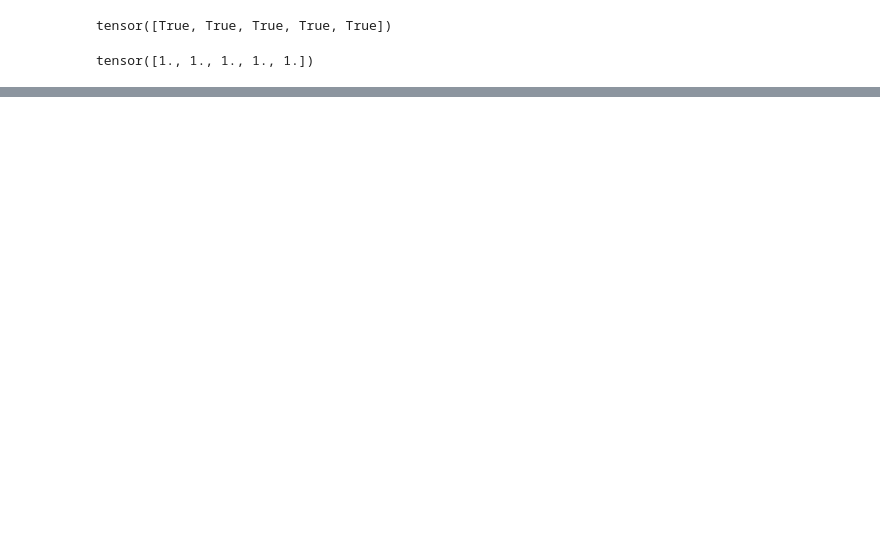
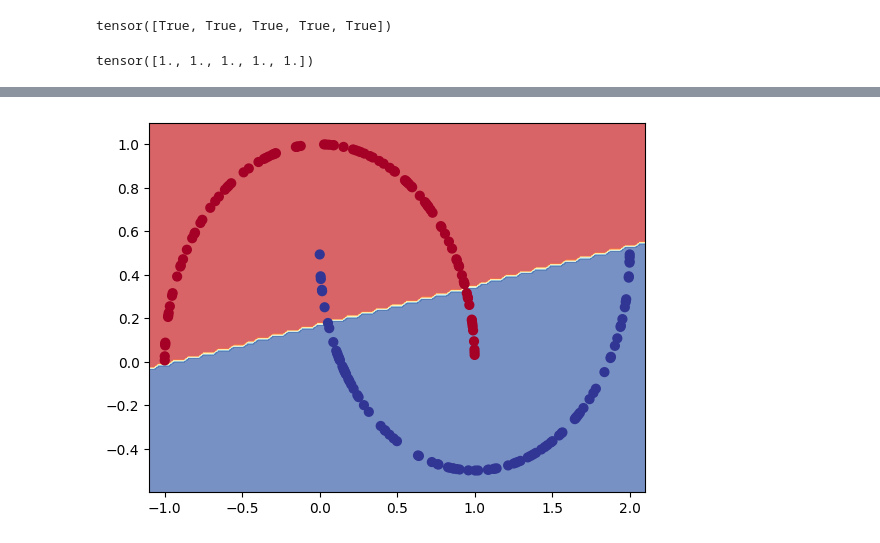
Before and after one commit to Ed-Marcavage/PyTorch, a Jupyter notebook: classification_exercise_refresher.ipynb, the cells around one changed output, grey strips where cells are left out. Drawn from its saved outputs; the diff is of its cells as text; code cells hidden in the pictures; blank space fills up the shorter version.

```diff
--- a/classification_exercise_refresher.ipynb
+++ b/classification_exercise_refresher.ipynb
@@ -57,11 +57,13 @@ class warmUpModelv0(nn.Module):
   def __init__(self):
     super().__init__()
 
-    self.layer_one = nn.Linear(in_features=2, out_features=5) # takes in 2 features (X), UPSCALES to 5 features
-    self.layer_two = nn.Linear(in_features=5, out_features=1) # takes in 5 features, produces 1 feature (y)
+    self.layer_one = nn.Linear(in_features=2, out_features=10) # takes in 2 features (X), UPSCALES to 5 features
+    self.layer_two = nn.Linear(in_features=10, out_features=10) # takes in 2 features (X), UPSCALES to 5 features
+    self.layer_three = nn.Linear(in_features=10, out_features=10) # takes in 2 features (X), UPSCALES to 5 features
+    self.layer_four = nn.Linear(in_features=10, out_features=1) # takes in 5 features, produces 1 feature (y)
 
   def forward(self,x):
-    return self.layer_two(self.layer_one(x))
+    return self.layer_four(self.layer_three(self.layer_two(self.layer_one(x))))
 
 # 4. Create an instance of the model and send it to target device
 model_0 = warmUpModelv0().to(device)
@@ -175,7 +185,7 @@ optimizer = torch.optim.SGD(params=model_0.parameters(),lr=0.1)
 torch.manual_seed(42)
 
 # Set the number of epochs
-epochs = 100
+epochs = 1000
 
 # Put data to target device
 X_train, y_train = X_train.to(device), y_train.to(device)
@@ -223,6 +233,6 @@ for epoch in range(epochs):
                                y_pred=test_pred)
 
     # Print out what's happening every 10 epochs
-    if epoch % 10 == 0:
+    if epoch % 100 == 0:
         print(f"Epoch: {epoch} | Loss: {loss:.5f}, Accuracy: {acc:.2f}% | Test loss: {test_loss:.5f}, Test acc: {test_acc:.2f}%")
 # %% [output]
@@ -238,0 +265,4 @@ Epoch: 90 | Loss: 0.29014, Accuracy: 85.00% | Test loss: 0.30733, Test acc: 87.0
+# %%
+plot_decision_boundary(model_0,X_test, y_test)
+# %% [output]
+[figure, added]
```
Also changed, not shown: parts of 7 cells of this notebook.
